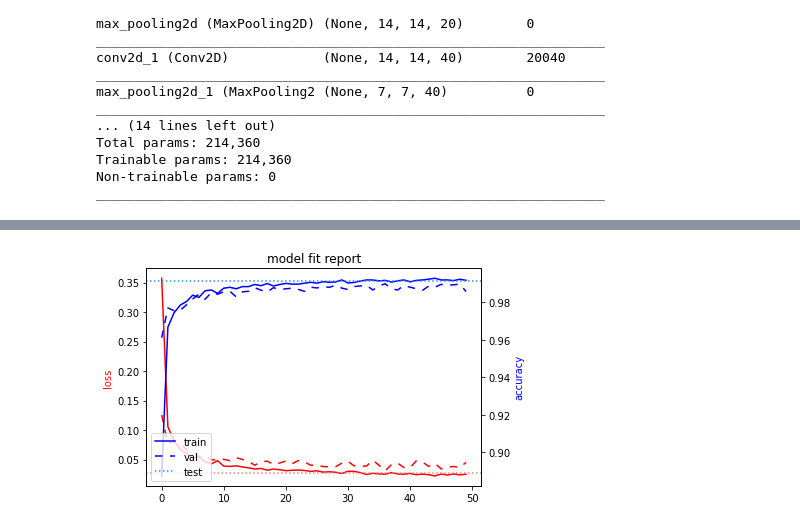
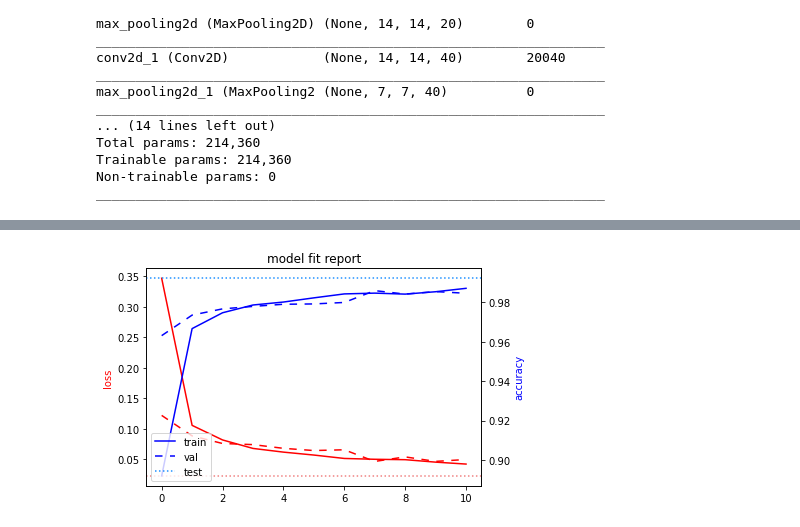
Before and after one commit to crutcher/smot, a Jupyter notebook: smot/problems/mnist/ijcai2011/mnist_ijcai2011_datagen_notebook.ipynb, the cells around one changed output, grey strips where cells are left out. Cells and saved outputs as stored; diff of their text form; code cells hidden in the pictures.

Commit message:
EarlyStopping

```diff
--- a/smot/problems/mnist/ijcai2011/mnist_ijcai2011_datagen_notebook.ipynb
+++ b/smot/problems/mnist/ijcai2011/mnist_ijcai2011_datagen_notebook.ipynb
@@ -114,6 +114,10 @@ Trainable params: 214,360
 Non-trainable params: 0
 _________________________________________________________________
 # %%
+callbacks = [
+    tf.keras.callbacks.EarlyStopping(monitor='val_loss', patience=3),
+]
+
 history = model.fit(
     training_generator,
     validation_data=validation_generator,
@@ -121,6 +125,7 @@ history = model.fit(
     verbose=1,
     use_multiprocessing=True,
     workers=12,
+    callbacks = callbacks,
 )
 
 # Evaluate the model with the test data.
@@ -150 +155 @@ Test loss: 0.02754540927708149, Test accuracy: 0.991599977016449, Error rate: 0.
-[figure, old version]
+[figure, new version]
```
Also changed, not shown: parts of 1 cell of this notebook, 2 other files.
